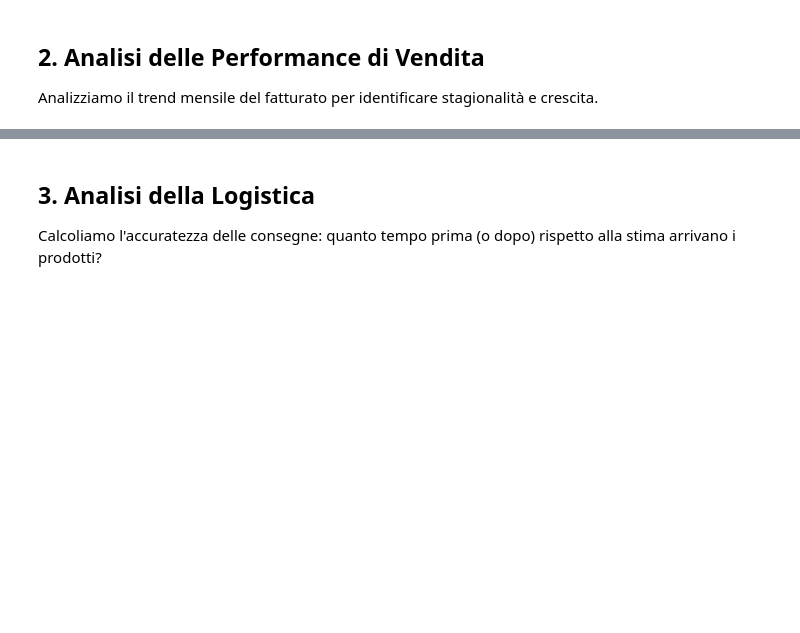
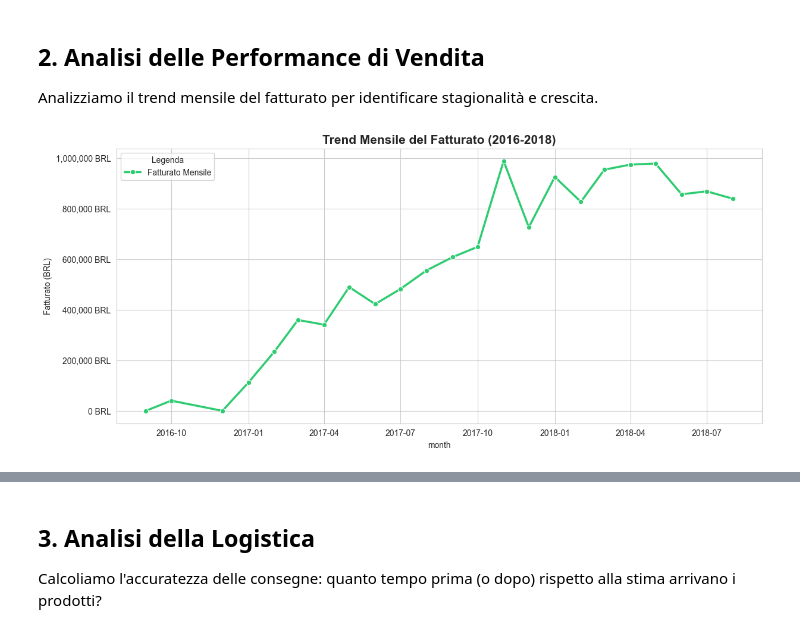
Before and after one commit to EricaZampella/portfolio_ecommerce, a Jupyter notebook: Portfolio_Olist_Analysis.ipynb, the cells around one changed output, grey strips where cells are left out. Cells and saved outputs as stored; diff of their text form; code cells hidden in the pictures; blank space fills up the shorter version.

```diff
--- a/Portfolio_Olist_Analysis.ipynb
+++ b/Portfolio_Olist_Analysis.ipynb
@@ -55,21 +59,24 @@ Analizziamo il trend mensile del fatturato per identificare stagionalità e cres
 # %%
 query_trend = """
 SELECT
     DATE_FORMAT(order_purchase_timestamp, '%Y-%m-01') AS month,
     SUM(price) AS revenue
 FROM orders o
 JOIN order_items oi ON o.order_id = oi.order_id
 WHERE order_status = 'delivered'
 GROUP BY month
 ORDER BY month;
 """
 
 df_trend = pd.read_sql(query_trend, engine)
 df_trend['month'] = pd.to_datetime(df_trend['month'])
 
 plt.figure(figsize=(14, 6))
-sns.lineplot(data=df_trend, x='month', y='revenue', marker='o', color='#2ecc71', linewidth=2.5)
-plt.title('Trend Mensile del Fatturato (2016-2018)', fontsize=15)
+sns.lineplot(data=df_trend, x='month', y='revenue', marker='o', color='#2ecc71', linewidth=2.5, label='Fatturato Mensile')
+plt.title('Trend Mensile del Fatturato (2016-2018)', fontsize=15, fontweight='bold')
 plt.ylabel('Fatturato (BRL)')
 plt.gca().yaxis.set_major_formatter(ticker.StrMethodFormatter('{x:,.0f} BRL'))
+plt.legend(loc='upper left', frameon=True, title='Legenda')
 plt.show()
+# %% [output]
+[figure, added]
```
Also changed, not shown: parts of 20 cells of this notebook.
